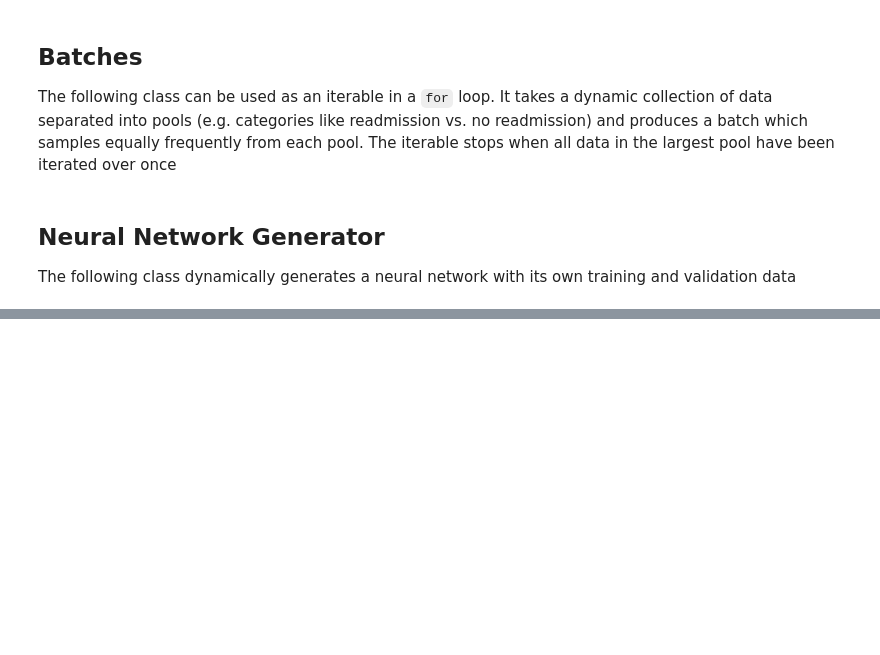
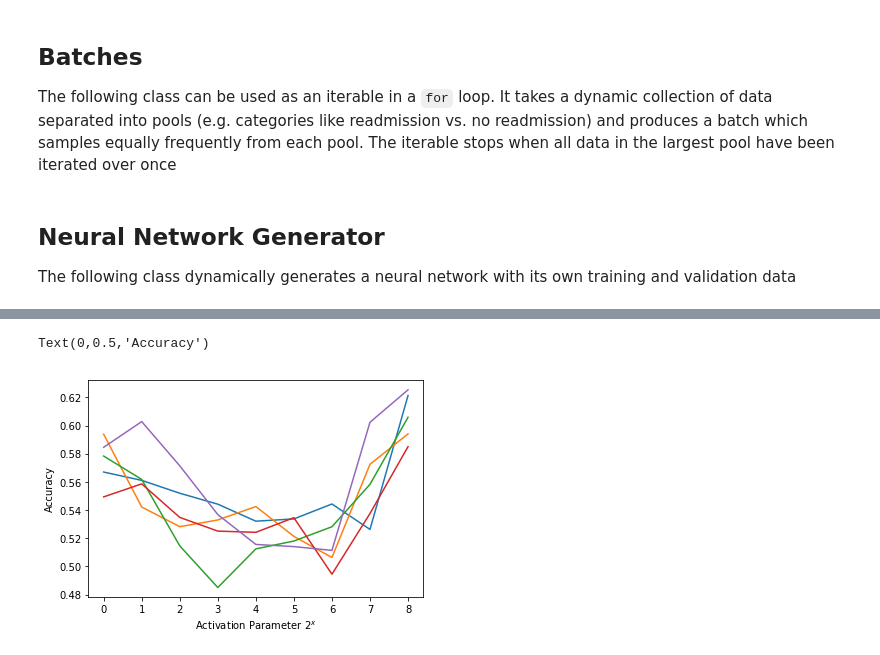
Before and after one commit to dwinkelman0/NeuralRules, a Jupyter notebook: 130-US Hospitals Diabetes Activation.ipynb, the cells around one changed output, grey strips where cells are left out. Drawn from its saved outputs; the diff is of its cells as text; code cells hidden in the pictures; blank space fills up the shorter version.

```diff
--- a/130-US Hospitals Diabetes Activation.ipynb
+++ b/130-US Hospitals Diabetes Activation.ipynb
@@ -452,0 +475,8 @@ nn.activation_param
+# %%
+for series in acc:
+    plt.plot(series)
+plt.xlabel("Activation Parameter $2^x$")
+plt.ylabel("Accuracy")
+# %% [output]
+Text(0,0.5,'Accuracy')
+[figure, added]
```
Also changed, not shown: parts of 19 cells of this notebook, 1 other file.
